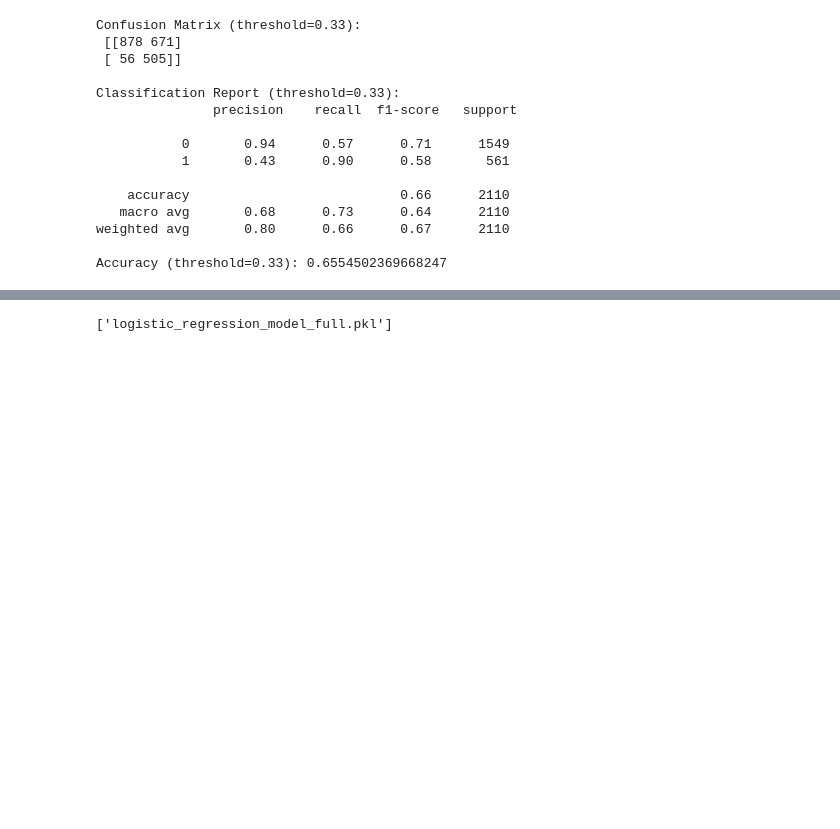
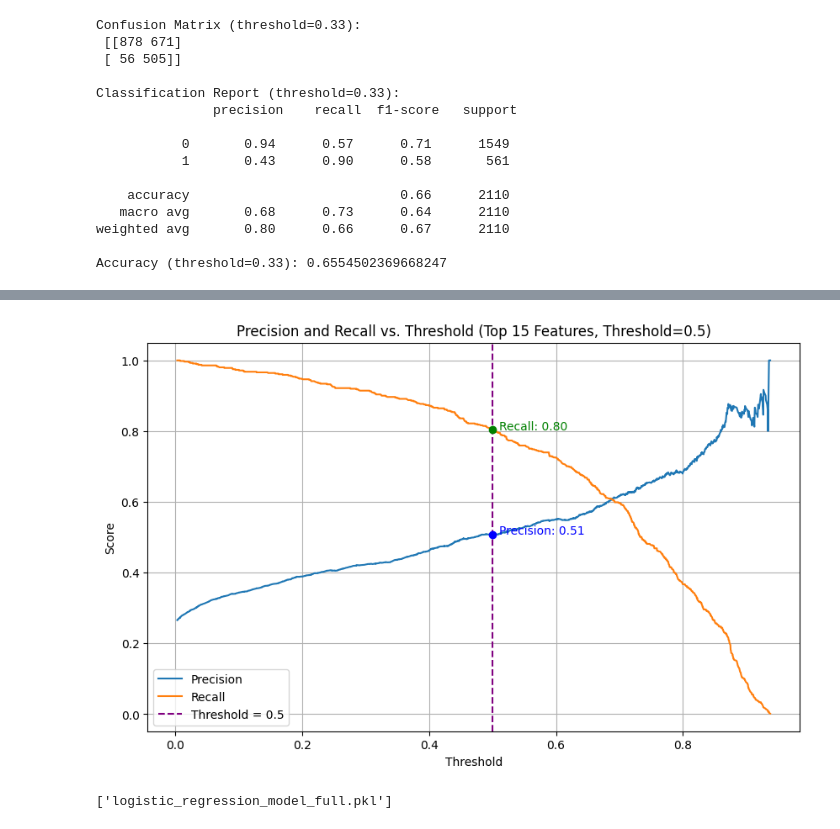
Before and after one commit to jhovanisabuchi/Churn-Detector, a Jupyter notebook: notebooks/logisticregression.ipynb, the cells around one changed output, grey strips where cells are left out. Cells and saved outputs as stored; diff of their text form; code cells hidden in the pictures; blank space fills up the shorter version.

```diff
--- a/notebooks/logisticregression.ipynb
+++ b/notebooks/logisticregression.ipynb
@@ -345,3 +371,30 @@ Accuracy (threshold=0.33): 0.6554502369668247
+# %%
+from sklearn.metrics import precision_recall_curve
+import matplotlib.pyplot as plt
+import numpy as np
+
+precision, recall, thresholds = precision_recall_curve(y_test, y_probs_top)
+
+plt.figure(figsize=(10,6))
+plt.plot(thresholds, precision[:-1], label="Precision")
+plt.plot(thresholds, recall[:-1], label="Recall")
+
+# Highlight threshold = 0.5
+thresh_05_idx = (np.abs(thresholds - 0.5)).argmin()
+plt.axvline(x=0.5, color='purple', linestyle='--', label='Threshold = 0.5')
+plt.scatter([0.5], [precision[thresh_05_idx]], color='blue', zorder=5)
+plt.scatter([0.5], [recall[thresh_05_idx]], color='green', zorder=5)
+plt.text(0.51, precision[thresh_05_idx], f"Precision: {precision[thresh_05_idx]:.2f}", color='blue')
+plt.text(0.51, recall[thresh_05_idx], f"Recall: {recall[thresh_05_idx]:.2f}", color='green')
+
+plt.xlabel("Threshold")
+plt.ylabel("Score")
+plt.title("Precision and Recall vs. Threshold (Top 15 Features, Threshold=0.5)")
+plt.legend()
+plt.grid(True)
+plt.show()
+# %% [output]
+[figure, added]
 # %%
 import joblib
 
```
Also changed, not shown: parts of 3 cells of this notebook, 1 other file.
